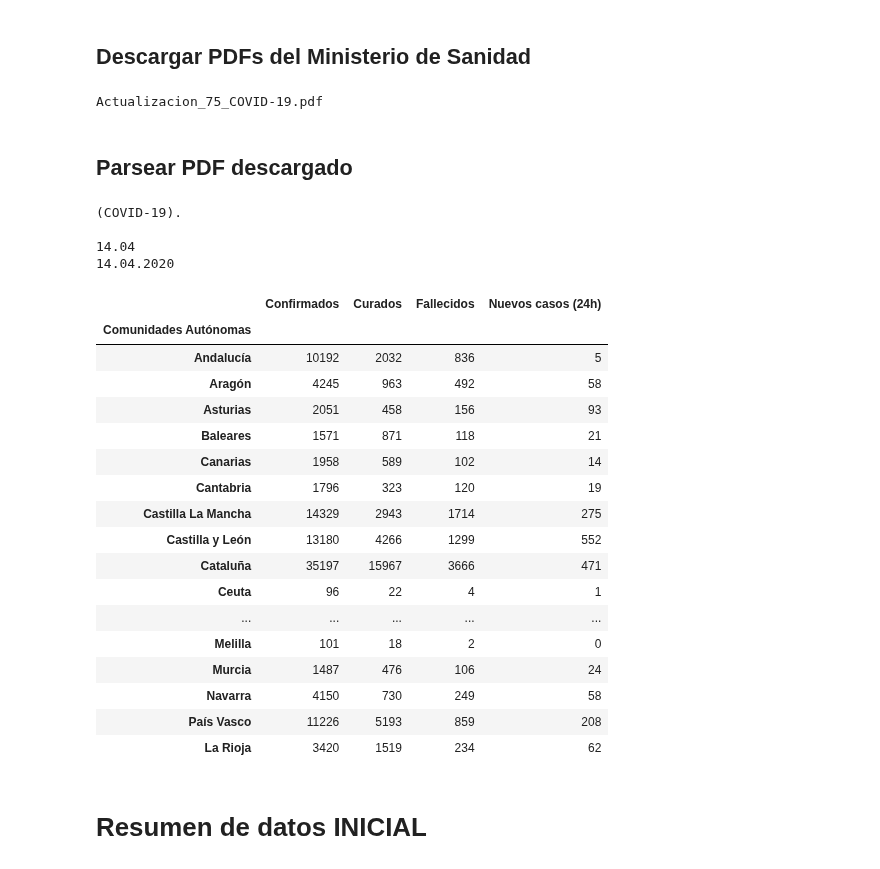
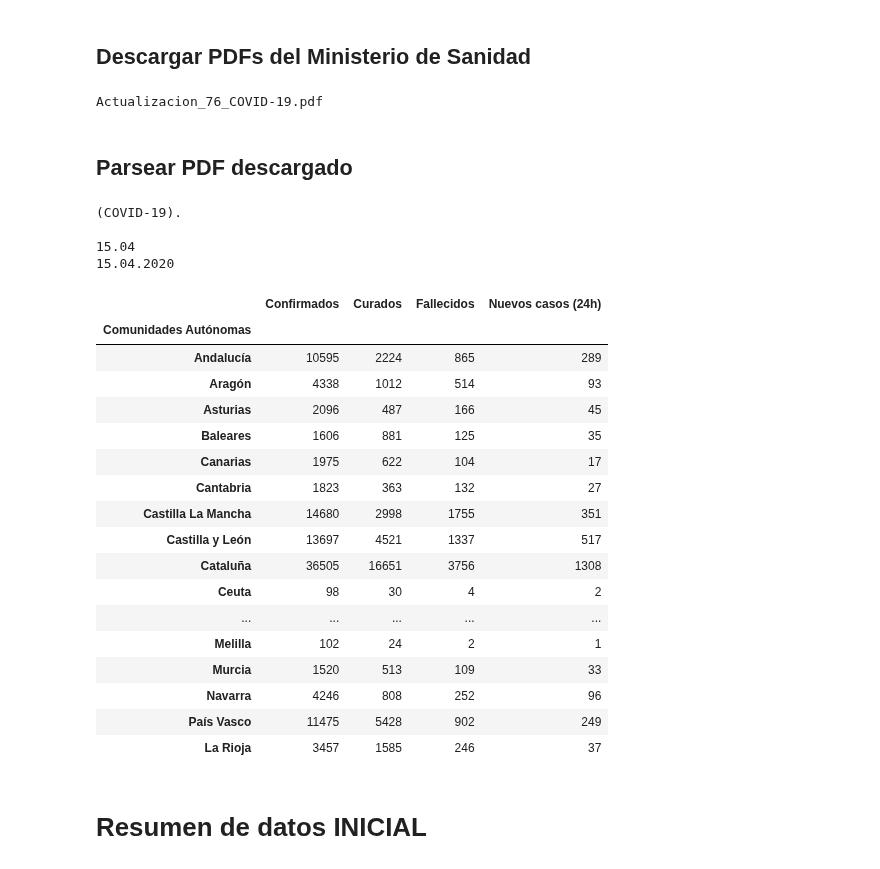
Before and after one commit to akakicreations/covid19-project, a Jupyter notebook: covid19_notebook_WEBFINAL.ipynb, the cells around one changed output. Drawn from its saved outputs; the diff is of its cells as text; code cells hidden in the pictures.

```diff
--- a/covid19_notebook_WEBFINAL.ipynb
+++ b/covid19_notebook_WEBFINAL.ipynb
@@ -16,10 +16,10 @@ date_today = date_today.strftime('%d/%m')
 date_daybefore = date_daybefore.strftime('%d/%m')
 # %%
 #Importante revisar si es CCAA recoge bien los datos de CCAA, se han hecho cambios para el 14-04, porque no los cogía bien
-new_inform = 75
+new_inform = 76
 new_before = new_inform - 1
-path_spain = 'pdf_files/Actualizacion_75_COVID-19.pdf'
-path_spain_before = 'pdf_files/Actualizacion_74_COVID-19.pdf'
+path_spain = 'pdf_files/Actualizacion_76_COVID-19.pdf'
+path_spain_before = 'pdf_files/Actualizacion_75_COVID-19.pdf'
 
 date_today_large = date_today_complete.strftime('%Y-%m-%d')
 date_today_large
@@ -97,7 +97,7 @@ else:
     for f in lst_files:
         os.rename("./{}".format(f), "./pdf_files/{}".format(f))
 # %% [output]
-Actualizacion_75_COVID-19.pdf
+Actualizacion_76_COVID-19.pdf
 # %% [markdown]
 ## Parsear PDF descargado
 # %%
@@ -129,55 +129,62 @@ print(fecha_data_spain)
 # Coger tablar primera página
 import tabula
 from tabula import read_pdf
 data_spain_ccaa_all = tabula.read_pdf(path_spain, stream=True, pages=1)[0]
 data_spain_ccaa_all.columns = ['Comunidades Autónomas','Confirmados', 'IA', 'Hospitalizados', 'UCI', 'Fallecidos', 'Curados', 'Nuevos casos (24h)']
 
-
+'''
 # VERSIÓN DEL 14-04-20 para que cuadre bien
 data_spain_ccaa = data_spain_ccaa_all.iloc[4:27]
 data_spain_ccaa = data_spain_ccaa.drop([data_spain_ccaa.index[6], data_spain_ccaa.index[8], data_spain_ccaa.index[14], data_spain_ccaa.index[16]])
 data_spain_ccaa.loc[data_spain_ccaa['Comunidades Autónomas'] == 'Mancha', ['Comunidades Autónomas']] = 'Castilla La Mancha'
-
-'''La versión normal: data_spain_ccaa = data_spain_ccaa_all.iloc[3:22]
-# OJO!!!!! Depende del día cambia la posición!!!
 '''
 
+# La versión normal:
+#data_spain_ccaa = data_spain_ccaa_all.iloc[3:22]
+# OJO!!!!! Depende del día cambia la posición!!!
+
+# VERSIÓN DEL 15-04-20 para que cuadre bien
+data_spain_ccaa = data_spain_ccaa_all.iloc[4:23]
+# OJO!!!!! Depende del día cambia la posición!!!
 
 # Cambio las columnas
 data_spain_ccaa = data_spain_ccaa[['Comunidades Autónomas', 'Confirmados', 'Curados', 'Fallecidos', 'Nuevos casos (24h)']]
 
 #Quitar símbolos raros qye nos sobran
 data_spain_ccaa['Confirmados'] = data_spain_ccaa['Confirmados'].str.replace('.','')
 data_spain_ccaa['Fallecidos'] = data_spain_ccaa['Fallecidos'].str.replace('.','')
 data_spain_ccaa['Curados'] = data_spain_ccaa['Curados'].str.replace('.','')
 data_spain_ccaa['Nuevos casos (24h)'] = data_spain_ccaa['Nuevos casos (24h)'].str.replace('.','')
+#Añadido el 15-04
+data_spain_ccaa['Confirmados'] = data_spain_ccaa['Confirmados'].str.replace('*','')
+data_spain_ccaa['Nuevos casos (24h)'] = data_spain_ccaa['Nuevos casos (24h)'].str.replace('*','')
 
 # Seleccionar índice Comunidades Autónomas
 data_spain_ccaa = data_spain_ccaa.set_index('Comunidades Autónomas')
 data_spain_ccaa
 # %% [output]
 (COVID-19).
 
-14.04
-14.04.2020
+15.04
+15.04.2020
 |  | Confirmados | Curados | Fallecidos | Nuevos casos (24h) |
 | Comunidades Autónomas |  |  |  |  |
-| Andalucía | 10192 | 2032 | 836 | 5 |
-| Aragón | 4245 | 963 | 492 | 58 |
-| Asturias | 2051 | 458 | 156 | 93 |
-| Baleares | 1571 | 871 | 118 | 21 |
-| Canarias | 1958 | 589 | 102 | 14 |
-| Cantabria | 1796 | 323 | 120 | 19 |
-| Castilla La Mancha | 14329 | 2943 | 1714 | 275 |
-| Castilla y León | 13180 | 4266 | 1299 | 552 |
-| Cataluña | 35197 | 15967 | 3666 | 471 |
-| Ceuta | 96 | 22 | 4 | 1 |
+| Andalucía | 10595 | 2224 | 865 | 289 |
+| Aragón | 4338 | 1012 | 514 | 93 |
+| Asturias | 2096 | 487 | 166 | 45 |
+| Baleares | 1606 | 881 | 125 | 35 |
+| Canarias | 1975 | 622 | 104 | 17 |
+| Cantabria | 1823 | 363 | 132 | 27 |
+| Castilla La Mancha | 14680 | 2998 | 1755 | 351 |
+| Castilla y León | 13697 | 4521 | 1337 | 517 |
+| Cataluña | 36505 | 16651 | 3756 | 1308 |
+| Ceuta | 98 | 30 | 4 | 2 |
 | ... | ... | ... | ... | ... |
-| Melilla | 101 | 18 | 2 | 0 |
-| Murcia | 1487 | 476 | 106 | 24 |
-| Navarra | 4150 | 730 | 249 | 58 |
-| País Vasco | 11226 | 5193 | 859 | 208 |
-| La Rioja | 3420 | 1519 | 234 | 62 |
+| Melilla | 102 | 24 | 2 | 1 |
+| Murcia | 1520 | 513 | 109 | 33 |
+| Navarra | 4246 | 808 | 252 | 96 |
+| País Vasco | 11475 | 5428 | 902 | 249 |
+| La Rioja | 3457 | 1585 | 246 | 37 |
 # %% [markdown]
 # Resumen de datos INICIAL
 # %% [markdown]
```
Also changed, not shown: parts of 11 cells of this notebook, 26 other files.
